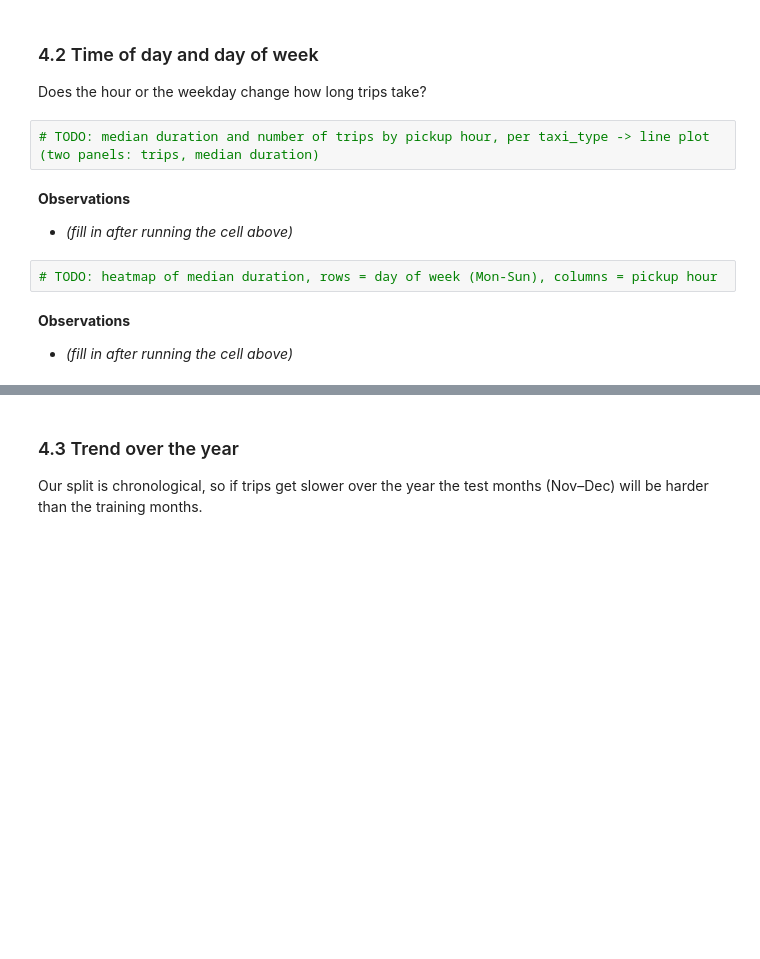
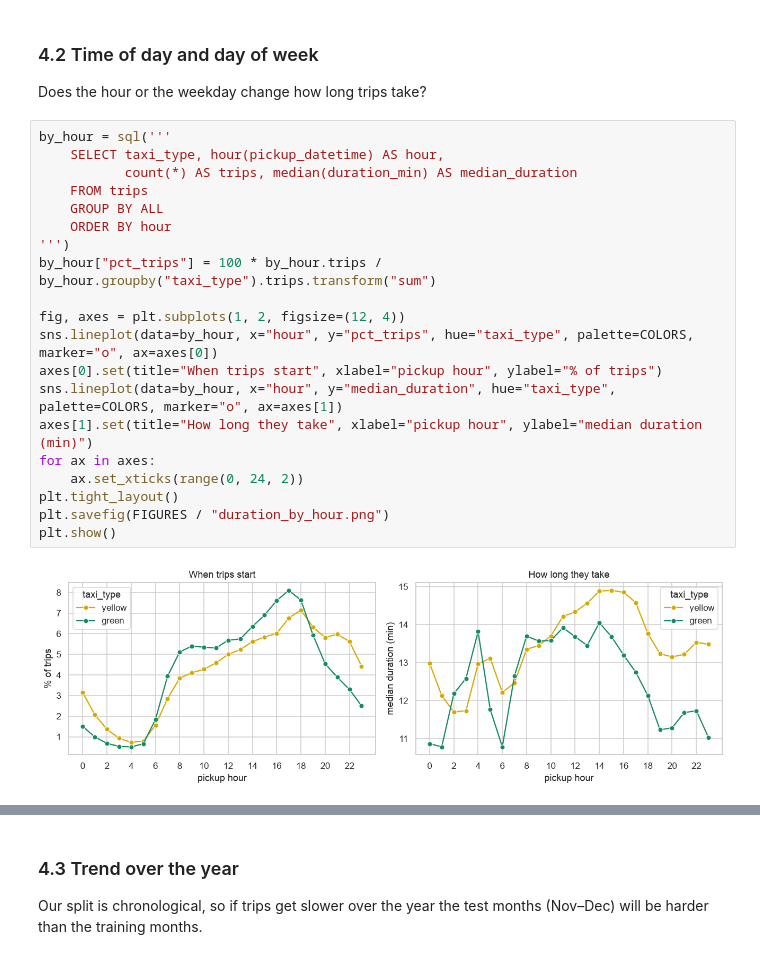
Before and after one commit to Shreyit/nyc-taxi-ml, a Jupyter notebook: notebooks/nyc_taxi_trip_duration.ipynb, the cells around one changed output, grey strips where cells are left out. Drawn from its saved outputs; the diff is of its cells as text; blank space fills up the shorter version.

```diff
--- a/notebooks/nyc_taxi_trip_duration.ipynb
+++ b/notebooks/nyc_taxi_trip_duration.ipynb
@@ -436,13 +579,25 @@ trying.
 ### 4.2 Time of day and day of week
 
 Does the hour or the weekday change how long trips take?
-# %%
-# TODO: median duration and number of trips by pickup hour, per taxi_type -> line plot (two panels: trips, median duration)
-# %% [markdown]
-**Observations**
-- *(fill in after running the cell above)*
-# %%
-# TODO: heatmap of median duration, rows = day of week (Mon-Sun), columns = pickup hour
-# %% [markdown]
-**Observations**
-- *(fill in after running the cell above)*
+# %%
+by_hour = sql('''
+    SELECT taxi_type, hour(pickup_datetime) AS hour,
+           count(*) AS trips, median(duration_min) AS median_duration
+    FROM trips
+    GROUP BY ALL
+    ORDER BY hour
+''')
+by_hour["pct_trips"] = 100 * by_hour.trips / by_hour.groupby("taxi_type").trips.transform("sum")
+
+fig, axes = plt.subplots(1, 2, figsize=(12, 4))
+sns.lineplot(data=by_hour, x="hour", y="pct_trips", hue="taxi_type", palette=COLORS, marker="o", ax=axes[0])
+axes[0].set(title="When trips start", xlabel="pickup hour", ylabel="% of trips")
+sns.lineplot(data=by_hour, x="hour", y="median_duration", hue="taxi_type", palette=COLORS, marker="o", ax=axes[1])
+axes[1].set(title="How long they take", xlabel="pickup hour", ylabel="median duration (min)")
+for ax in axes:
+    ax.set_xticks(range(0, 24, 2))
+plt.tight_layout()
+plt.savefig(FIGURES / "duration_by_hour.png")
+plt.show()
+# %% [output]
+[figure, added]
```
Also changed, not shown: parts of 58 cells of this notebook, 5 other files.
